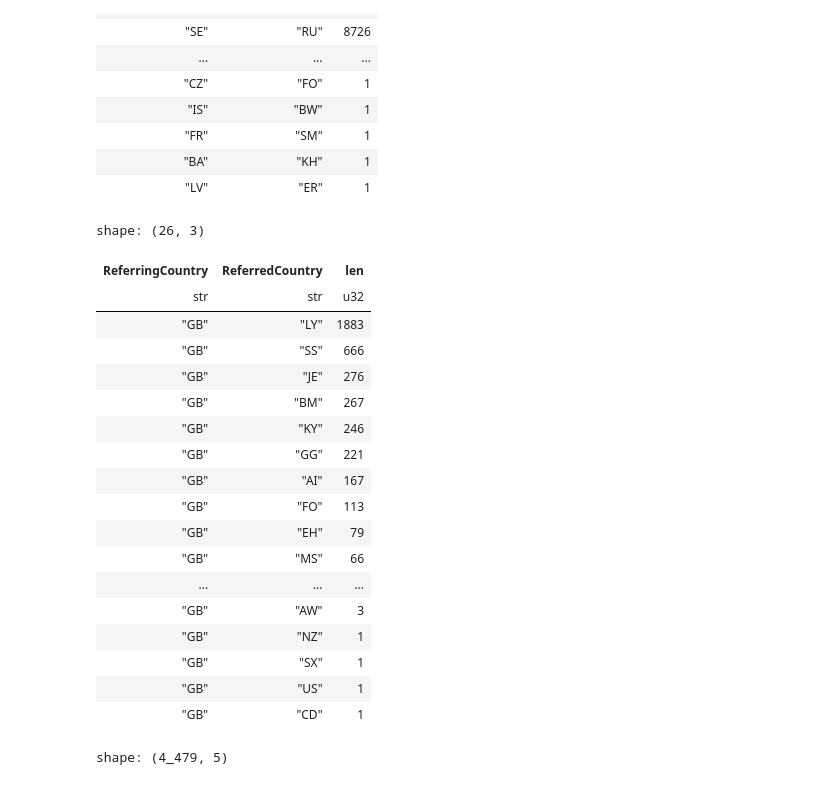
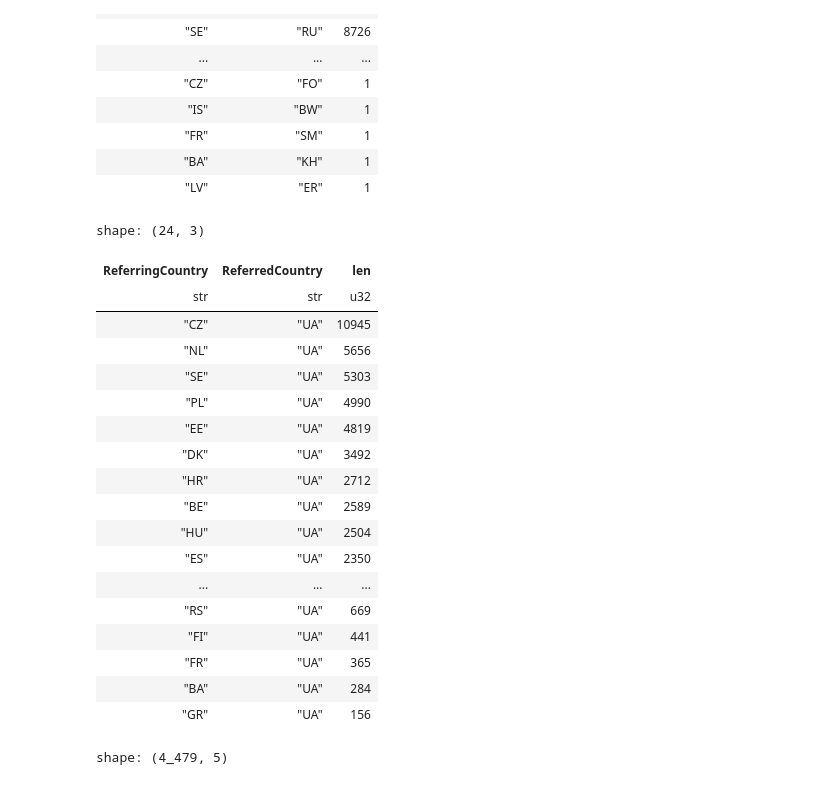
Before and after one commit to dhh25/parlianets, a Jupyter notebook: scripts/statistics/exploration.ipynb, the cells around one changed output. Cells and saved outputs as stored; diff of their text form; code cells hidden in the pictures.

```diff
--- a/scripts/statistics/exploration.ipynb
+++ b/scripts/statistics/exploration.ipynb
@@ -169,27 +171,27 @@ shape: (4_479, 3)
 | "BA" | "KH" | 1 |
 | "LV" | "ER" | 1 |
 # %%
-df.group_by("ReferringCountry", "ReferredCountry").len().sort("len", descending=True).filter(pl.col("ReferringCountry") == "GB")
+df.group_by("ReferringCountry", "ReferredCountry").len().sort("len", descending=True).filter(pl.col("ReferredCountry") == "UA")
 # %% [output]
-shape: (26, 3)
+shape: (24, 3)
 | ReferringCountry | ReferredCountry | len |
 | str | str | u32 |
-| "GB" | "LY" | 1883 |
-| "GB" | "SS" | 666 |
-| "GB" | "JE" | 276 |
-| "GB" | "BM" | 267 |
-| "GB" | "KY" | 246 |
-| "GB" | "GG" | 221 |
-| "GB" | "AI" | 167 |
-| "GB" | "FO" | 113 |
-| "GB" | "EH" | 79 |
-| "GB" | "MS" | 66 |
+| "CZ" | "UA" | 10945 |
+| "NL" | "UA" | 5656 |
+| "SE" | "UA" | 5303 |
+| "PL" | "UA" | 4990 |
+| "EE" | "UA" | 4819 |
+| "DK" | "UA" | 3492 |
+| "HR" | "UA" | 2712 |
+| "BE" | "UA" | 2589 |
+| "HU" | "UA" | 2504 |
+| "ES" | "UA" | 2350 |
 | ... | ... | ... |
-| "GB" | "AW" | 3 |
-| "GB" | "NZ" | 1 |
-| "GB" | "SX" | 1 |
-| "GB" | "US" | 1 |
-| "GB" | "CD" | 1 |
+| "RS" | "UA" | 669 |
+| "FI" | "UA" | 441 |
+| "FR" | "UA" | 365 |
+| "BA" | "UA" | 284 |
+| "GR" | "UA" | 156 |
 # %%
 total_counts = df.group_by("ReferringCountry").len().rename({"len": "total"})
 
```
Also changed, not shown: parts of 1 cell of this notebook.
